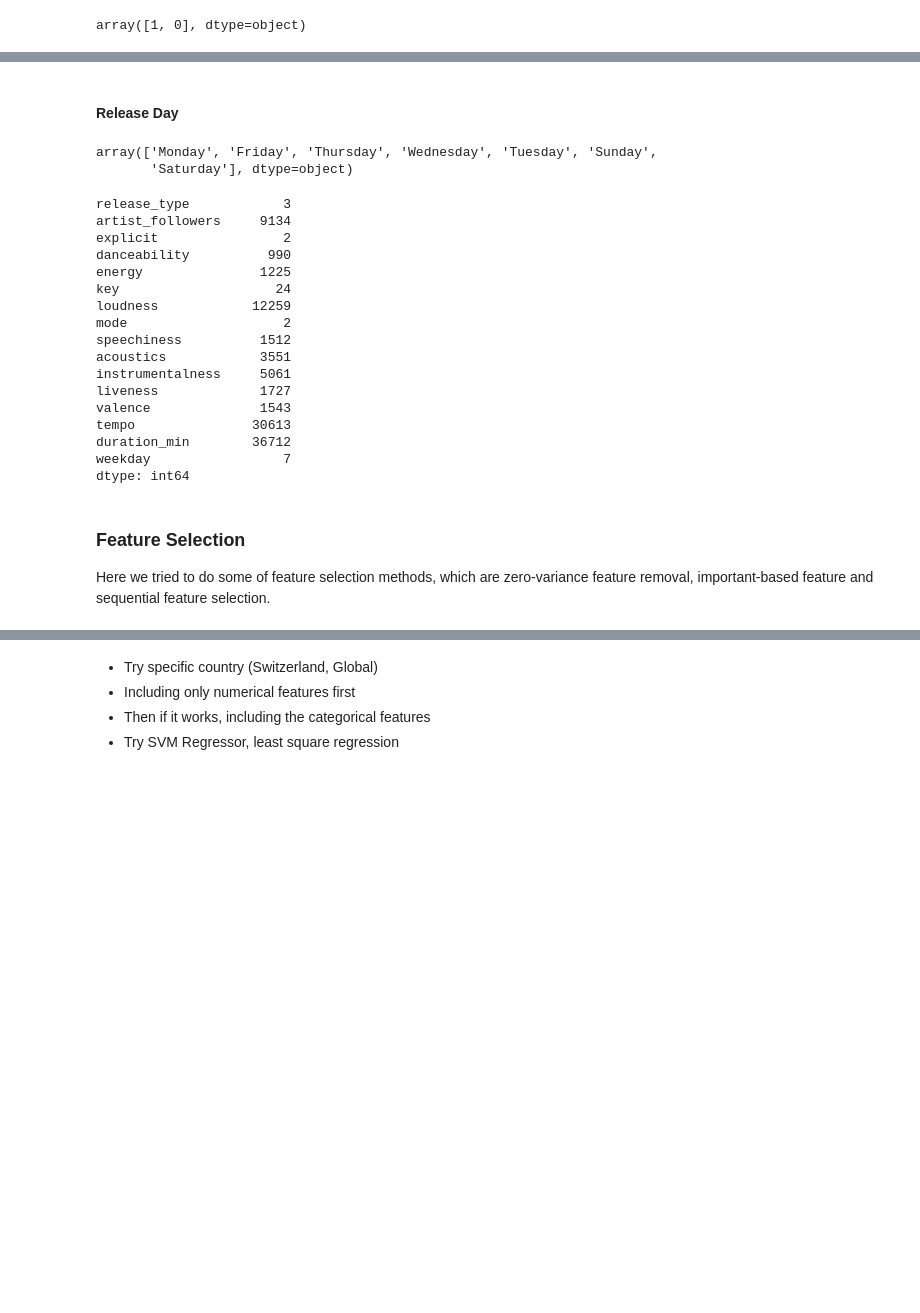
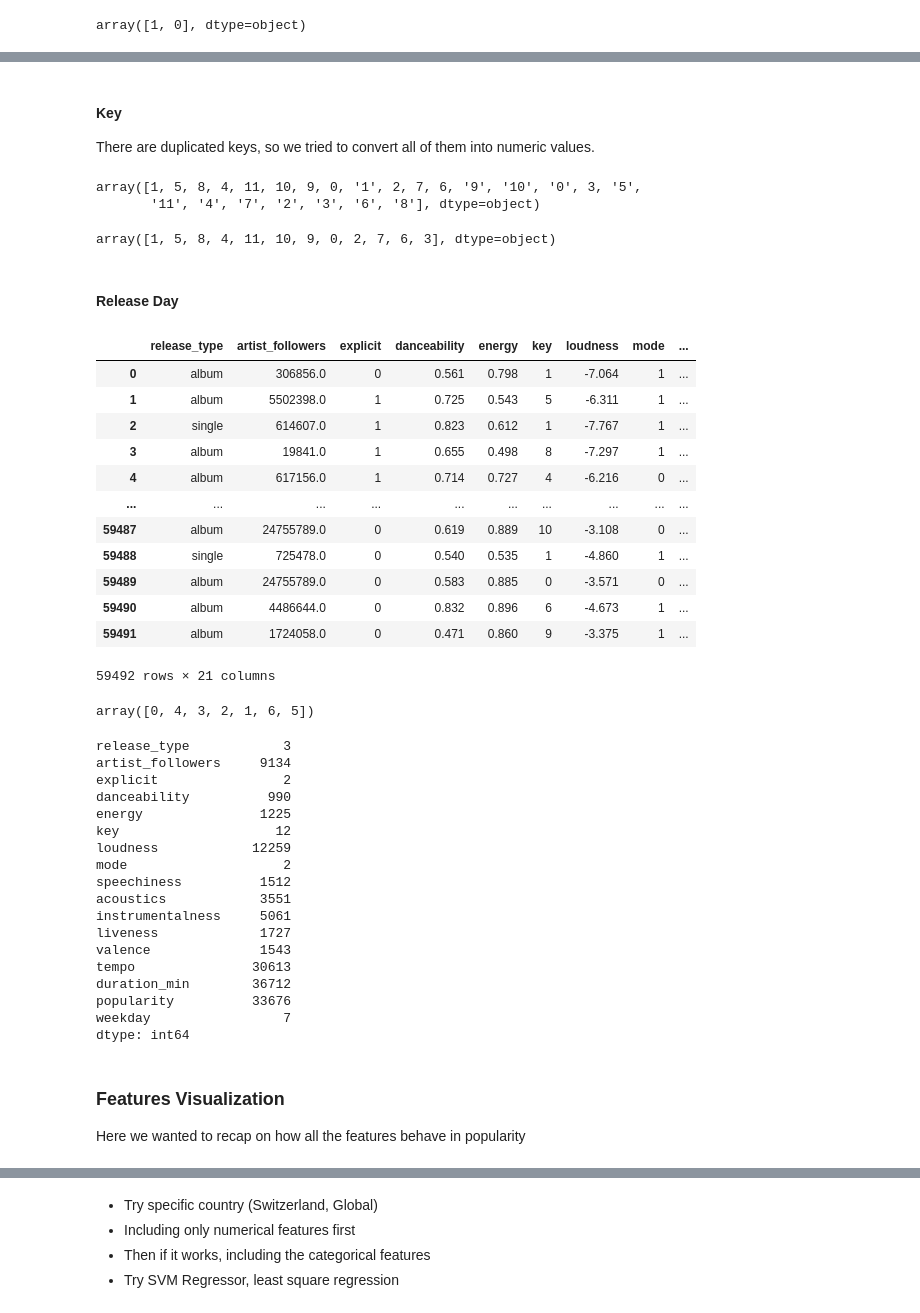
Before and after one commit to MaxiTrien/spotify-data-science-project, a Jupyter notebook: spotify-songs-pred-popularity.ipynb, the cells around one changed output, grey strips where cells are left out. Drawn from its saved outputs; the diff is of its cells as text; code cells hidden in the pictures; blank space fills up the shorter version.

```diff
--- a/spotify-songs-pred-popularity.ipynb
+++ b/spotify-songs-pred-popularity.ipynb
@@ -204,7 +204,7 @@ Once the distribution is transformed, we scale again the data into 0-100 range t
 After that, we checked again which feature is needed to be pre-processed.
 # %%
 # Drop unused columns
-df_selected = df.drop(["title", "artist", "sub_genre", "album", "track_number", "tracks_in_album", "time_signature", "genre", "popularity"],axis=1)
+df_selected = df.drop(["title", "artist", "sub_genre", "album", "track_number", "tracks_in_album", "time_signature", "genre"],axis=1)
 y = df["popularity"]
 # %%
 df_selected.nunique(axis=0)
@@ -238,8 +239,10 @@ df_selected['explicit'].unique()
 # %% [output]
 array([False, True, 'True', 'False'], dtype=object)
 # %%
-df_selected.loc[df_selected.explicit == 'True', 'explicit'] = True
-df_selected.loc[df_selected.explicit == 'False', 'explicit'] = False
+df_selected.loc[df_selected.explicit == 'True', 'explicit'] = 1
+df_selected.loc[df_selected.explicit == 'False', 'explicit'] = 0
+df_selected.loc[df_selected.explicit == True, 'explicit'] = 1
+df_selected.loc[df_selected.explicit == False, 'explicit'] = 0
 # %%
 df_selected['explicit'].unique()
 # %% [output]
@@ -282,14 +286,53 @@ release_day            31
 dtype: int64
+# %% [markdown]
+#### Key
+There are duplicated keys, so we tried to convert all of them into numeric values.
+# %%
+df_selected['key'].unique()
+# %% [output]
+array([1, 5, 8, 4, 11, 10, 9, 0, '1', 2, 7, 6, '9', '10', '0', 3, '5',
+       '11', '4', '7', '2', '3', '6', '8'], dtype=object)
+# %%
+df_selected.loc[df_selected['key'] == '9', 'key'] = 9
+df_selected.loc[df_selected['key'] == '10', 'key'] = 10
+df_selected.loc[df_selected['key'] == '0', 'key'] = 0
+df_selected.loc[df_selected['key'] == '5', 'key'] = 5
+df_selected.loc[df_selected['key'] == '11', 'key'] = 11
+df_selected.loc[df_selected['key'] == '4', 'key'] = 4
+df_selected.loc[df_selected['key'] == '7', 'key'] = 7
+df_selected.loc[df_selected['key'] == '2', 'key'] = 2
+df_selected.loc[df_selected['key'] == '3', 'key'] = 3
+df_selected.loc[df_selected['key'] == '6', 'key'] = 6
+df_selected.loc[df_selected['key'] == '8', 'key'] = 8
+df_selected.loc[df_selected['key'] == '1', 'key'] = 1
+# %%
+df_selected['key'].unique()
+# %% [output]
+array([1, 5, 8, 4, 11, 10, 9, 0, 2, 7, 6, 3], dtype=object)
 # %% [markdown]
 #### Release Day
 # %%
 df_selected['release_date'] = pd.to_datetime(df_selected['release_year'].astype(str) + '-' + df_selected['release_month'].astype(str) + '-' + df_selected['release_day'].astype(str), errors='ignore')
-df_selected['weekday'] = df_selected['release_date'].dt.day_name()
+df_selected['weekday'] = df_selected['release_date'].dt.dayofweek
+df_selected
+# %% [output]
+|  | release_type | artist_followers | explicit | danceability | energy | key | loudness | mode | ... |
+| 0 | album | 306856.0 | 0 | 0.561 | 0.798 | 1 | -7.064 | 1 | ... |
+| 1 | album | 5502398.0 | 1 | 0.725 | 0.543 | 5 | -6.311 | 1 | ... |
+| 2 | single | 614607.0 | 1 | 0.823 | 0.612 | 1 | -7.767 | 1 | ... |
+| 3 | album | 19841.0 | 1 | 0.655 | 0.498 | 8 | -7.297 | 1 | ... |
+| 4 | album | 617156.0 | 1 | 0.714 | 0.727 | 4 | -6.216 | 0 | ... |
+| ... | ... | ... | ... | ... | ... | ... | ... | ... | ... |
+| 59487 | album | 24755789.0 | 0 | 0.619 | 0.889 | 10 | -3.108 | 0 | ... |
+| 59488 | single | 725478.0 | 0 | 0.540 | 0.535 | 1 | -4.860 | 1 | ... |
+| 59489 | album | 24755789.0 | 0 | 0.583 | 0.885 | 0 | -3.571 | 0 | ... |
+| 59490 | album | 4486644.0 | 0 | 0.832 | 0.896 | 6 | -4.673 | 1 | ... |
+| 59491 | album | 1724058.0 | 0 | 0.471 | 0.860 | 9 | -3.375 | 1 | ... |
+59492 rows × 21 columns
 # %%
 df_selected['weekday'].unique()
 # %% [output]
-array(['Monday', 'Friday', 'Thursday', 'Wednesday', 'Tuesday', 'Sunday',
-       'Saturday'], dtype=object)
+array([0, 4, 3, 2, 1, 6, 5])
 # %%
 df_selected = df_selected.drop(["release_year", "release_month", "release_day", "release_date"],axis=1)
 # %%
@@ -300,7 +343,7 @@ artist_followers     9134
 explicit                2
 danceability          990
 energy               1225
-key                    24
+key                    12
 loudness            12259
 mode                    2
 speechiness          1512
@@ -310,8 +353,9 @@ liveness             1727
 valence              1543
 tempo               30613
 duration_min        36712
+popularity          33676
 weekday                 7
 dtype: int64
-# %% [markdown]
-### Feature Selection
-Here we tried to do some of feature selection methods, which are zero-variance feature removal, important-based feature and sequential feature selection.
+# %% [markdown]
+### Features Visualization
+Here we wanted to recap on how all the features behave in popularity
```
Also changed, not shown: parts of 11 cells of this notebook.
